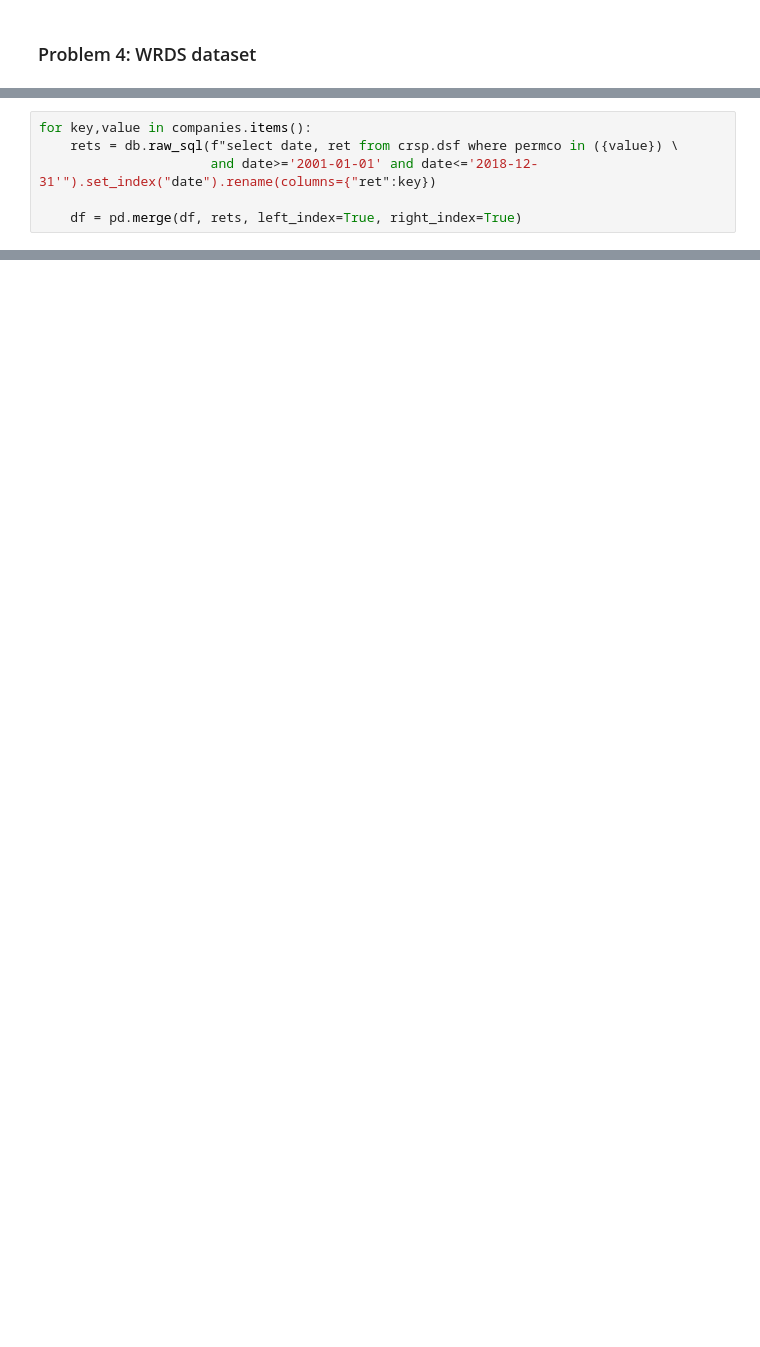
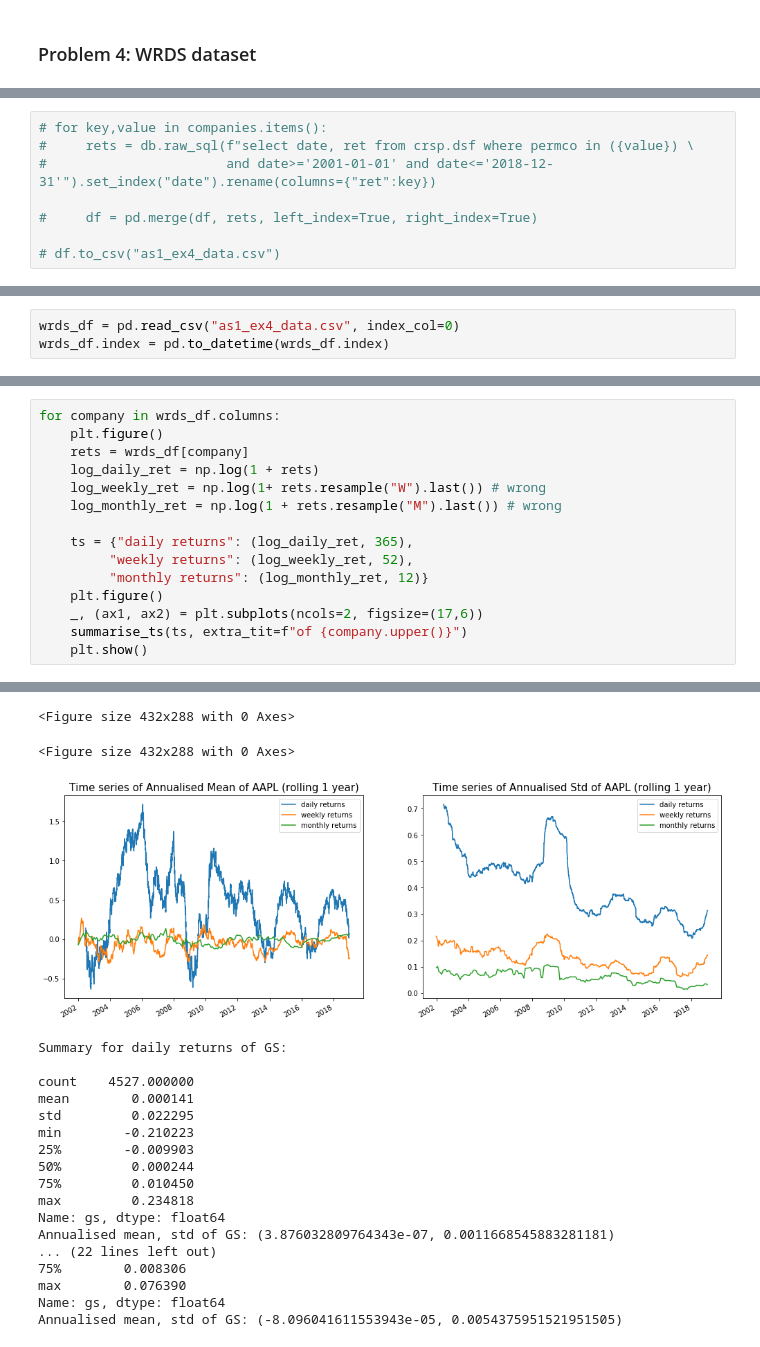
Before and after one commit to baohien97/EPFL-Investments, a Jupyter notebook: As1/InvestmentAs1_Ongoing.ipynb, the cells around one changed output, grey strips where cells are left out. Cells and saved outputs as stored; diff of their text form; blank space fills up the shorter version.

```diff
--- a/As1/InvestmentAs1_Ongoing.ipynb
+++ b/As1/InvestmentAs1_Ongoing.ipynb
@@ -140,6 +167,8 @@ df = pd.DataFrame(index=ind)
 # %%
-for key,value in companies.items():
-    rets = db.raw_sql(f"select date, ret from crsp.dsf where permco in ({value}) \
-                      and date>='2001-01-01' and date<='2018-12-31'").set_index("date").rename(columns={"ret":key})
+# for key,value in companies.items():
+#     rets = db.raw_sql(f"select date, ret from crsp.dsf where permco in ({value}) \
+#                       and date>='2001-01-01' and date<='2018-12-31'").set_index("date").rename(columns={"ret":key})
 
-    df = pd.merge(df, rets, left_index=True, right_index=True)
+#     df = pd.merge(df, rets, left_index=True, right_index=True)
+
+# df.to_csv("as1_ex4_data.csv")
@@ -147,0 +175,3 @@ df.to_csv("as1_ex4_data.csv")
+# %%
+wrds_df = pd.read_csv("as1_ex4_data.csv", index_col=0)
+wrds_df.index = pd.to_datetime(wrds_df.index)
@@ -147,0 +199,16 @@ df.to_csv("as1_ex4_data.csv")
+# %%
+for company in wrds_df.columns:
+    plt.figure()
+    rets = wrds_df[company]
+    log_daily_ret = np.log(1 + rets)
+    log_weekly_ret = np.log(1+ rets.resample("W").last()) # wrong
+    log_monthly_ret = np.log(1 + rets.resample("M").last()) # wrong
+
+    ts = {"daily returns": (log_daily_ret, 365),
+         "weekly returns": (log_weekly_ret, 52),
+         "monthly returns": (log_monthly_ret, 12)}
+    plt.figure()
+    _, (ax1, ax2) = plt.subplots(ncols=2, figsize=(17,6))
+    summarise_ts(ts, extra_tit=f"of {company.upper()}")
+    plt.show()
+# %% [output]
@@ -147,0 +232,20 @@ df.to_csv("as1_ex4_data.csv")
+<Figure size 432x288 with 0 Axes>
+<Figure size 432x288 with 0 Axes>
+[figure, added]
+Summary for daily returns of GS:
+
+count    4527.000000
+mean        0.000141
+std         0.022295
+min        -0.210223
+25%        -0.009903
+50%         0.000244
+75%         0.010450
+max         0.234818
+Name: gs, dtype: float64
+Annualised mean, std of GS: (3.876032809764343e-07, 0.0011668545883281181)
+... (22 lines left out)
+75%        0.008306
+max        0.076390
+Name: gs, dtype: float64
+Annualised mean, std of GS: (-8.096041611553943e-05, 0.0054375951521951505)
```
Also changed, not shown: parts of 23 cells of this notebook.
